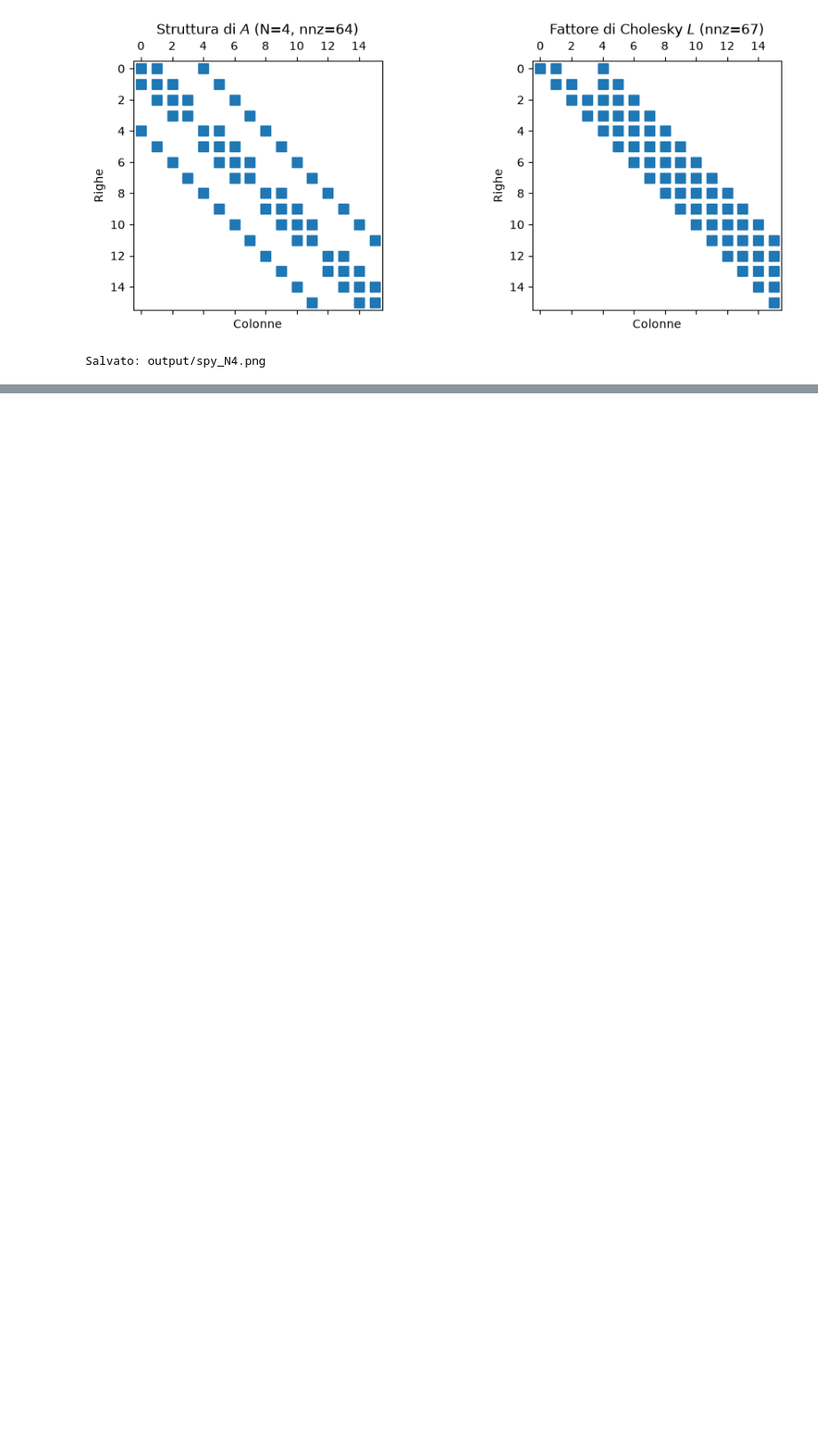
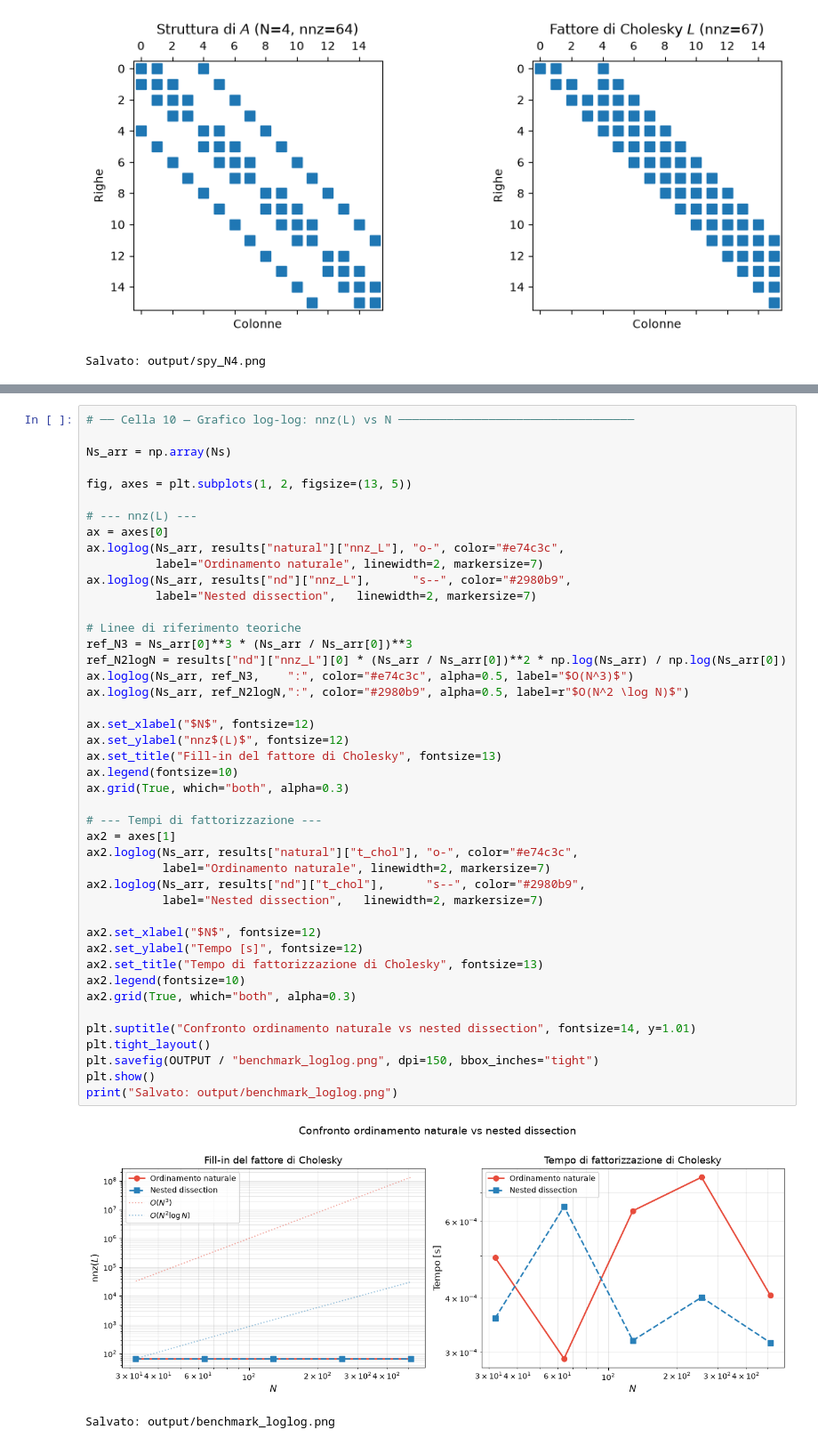
Before and after one commit to Giosue-tanz/Equazione-del-calore-2D-e-riordinamento-nelle-fattorizzazioni-Cholesky, a Jupyter notebook: notebook/solver.ipynb, the cells around one changed output, grey strips where cells are left out. Shown at 89% size. Saved outputs shown, nothing was run; the diff lists cells and outputs as text; blank space fills up the shorter version.

```diff
--- a/notebook/solver.ipynb
+++ b/notebook/solver.ipynb
@@ -182,0 +366,47 @@ Salvato: output/spy_N4.png
+# %%
+# ── Cella 10 — Grafico log-log: nnz(L) vs N ──────────────────────────────────
+
+Ns_arr = np.array(Ns)
+
+fig, axes = plt.subplots(1, 2, figsize=(13, 5))
+
+# --- nnz(L) ---
+ax = axes[0]
+ax.loglog(Ns_arr, results["natural"]["nnz_L"], "o-", color="#e74c3c",
+          label="Ordinamento naturale", linewidth=2, markersize=7)
+ax.loglog(Ns_arr, results["nd"]["nnz_L"],      "s--", color="#2980b9",
+          label="Nested dissection",   linewidth=2, markersize=7)
+
+# Linee di riferimento teoriche
+ref_N3 = Ns_arr[0]**3 * (Ns_arr / Ns_arr[0])**3
+ref_N2logN = results["nd"]["nnz_L"][0] * (Ns_arr / Ns_arr[0])**2 * np.log(Ns_arr) / np.log(Ns_arr[0])
+ax.loglog(Ns_arr, ref_N3,    ":", color="#e74c3c", alpha=0.5, label="$O(N^3)$")
+ax.loglog(Ns_arr, ref_N2logN,":", color="#2980b9", alpha=0.5, label=r"$O(N^2 \log N)$")
+
+ax.set_xlabel("$N$", fontsize=12)
+ax.set_ylabel("nnz$(L)$", fontsize=12)
+ax.set_title("Fill-in del fattore di Cholesky", fontsize=13)
+ax.legend(fontsize=10)
+ax.grid(True, which="both", alpha=0.3)
+
+# --- Tempi di fattorizzazione ---
+ax2 = axes[1]
+ax2.loglog(Ns_arr, results["natural"]["t_chol"], "o-", color="#e74c3c",
+           label="Ordinamento naturale", linewidth=2, markersize=7)
+ax2.loglog(Ns_arr, results["nd"]["t_chol"],      "s--", color="#2980b9",
+           label="Nested dissection",   linewidth=2, markersize=7)
+
+ax2.set_xlabel("$N$", fontsize=12)
+ax2.set_ylabel("Tempo [s]", fontsize=12)
+ax2.set_title("Tempo di fattorizzazione di Cholesky", fontsize=13)
+ax2.legend(fontsize=10)
+ax2.grid(True, which="both", alpha=0.3)
+
+plt.suptitle("Confronto ordinamento naturale vs nested dissection", fontsize=14, y=1.01)
+plt.tight_layout()
+plt.savefig(OUTPUT / "benchmark_loglog.png", dpi=150, bbox_inches="tight")
+plt.show()
+print("Salvato: output/benchmark_loglog.png")
+# %% [output]
+[figure, added]
+Salvato: output/benchmark_loglog.png
```
Also changed, not shown: parts of 7 cells of this notebook.
